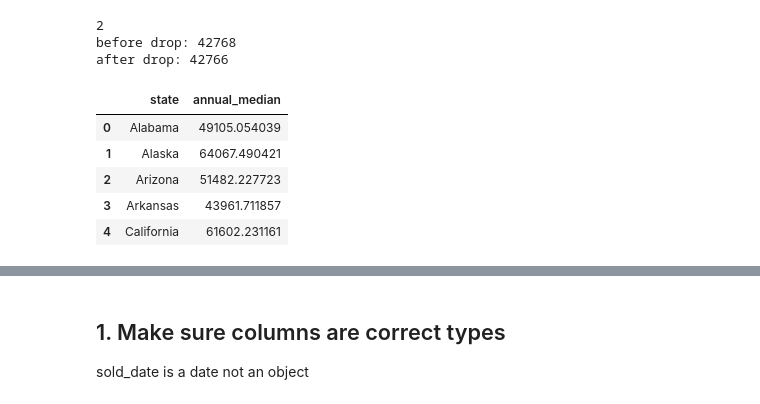
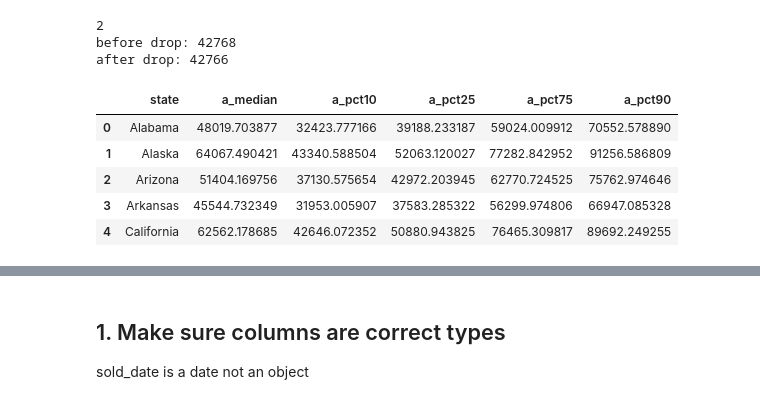
Before and after one commit to tlagore/housing_predictions, a Jupyter notebook: learn.ipynb, the cells around one changed output, grey strips where cells are left out. Saved outputs shown, nothing was run; the diff lists cells and outputs as text; code cells hidden in the pictures.

```diff
--- a/learn.ipynb
+++ b/learn.ipynb
@@ -111,15 +120,15 @@ print(f'after drop: {len(df)}')
 before drop: 42768
 after drop: 42766
 # %%
-med_by_state = col_df.groupby(by='state').median()
+med_by_state = col_df.groupby(by='state').mean()
 med_by_state.reset_index(inplace=True)
 med_by_state = med_by_state.rename(columns = {'index':'state'})
 med_by_state.head()
 # %% [output]
-|  | state | annual_median |
-| 0 | Alabama | 49105.054039 |
-| 1 | Alaska | 64067.490421 |
-| 2 | Arizona | 51482.227723 |
-| 3 | Arkansas | 43961.711857 |
-| 4 | California | 61602.231161 |
+|  | state | a_median | a_pct10 | a_pct25 | a_pct75 | a_pct90 |
+| 0 | Alabama | 48019.703877 | 32423.777166 | 39188.233187 | 59024.009912 | 70552.578890 |
+| 1 | Alaska | 64067.490421 | 43340.588504 | 52063.120027 | 77282.842952 | 91256.586809 |
+| 2 | Arizona | 51404.169756 | 37130.575654 | 42972.203945 | 62770.724525 | 75762.974646 |
+| 3 | Arkansas | 45544.732349 | 31953.005907 | 37583.285322 | 56299.974806 | 66947.085328 |
+| 4 | California | 62562.178685 | 42646.072352 | 50880.943825 | 76465.309817 | 89692.249255 |
 # %%
```
Also changed, not shown: parts of 29 cells of this notebook, 3 other files.
